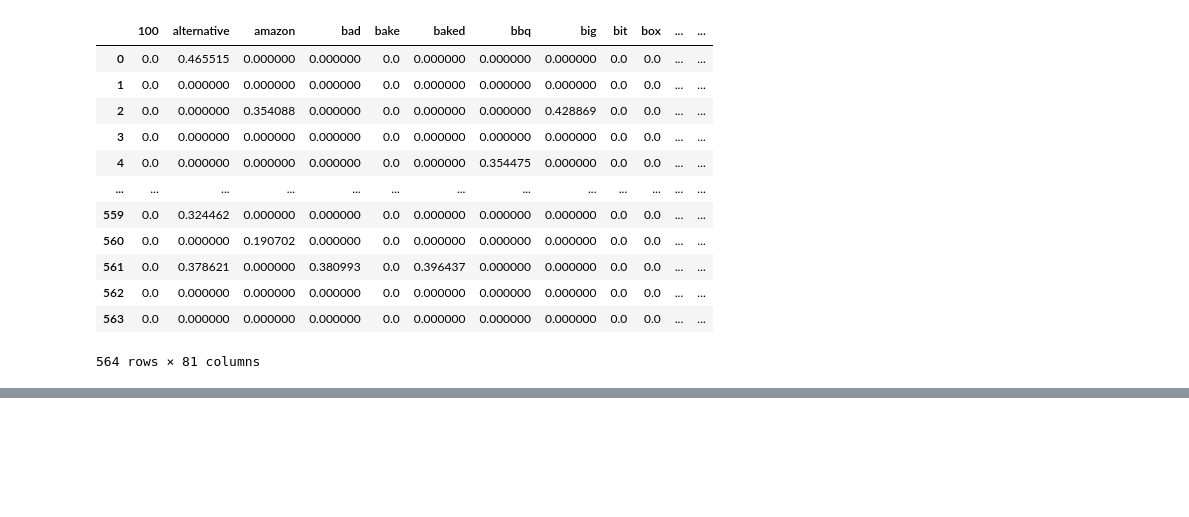
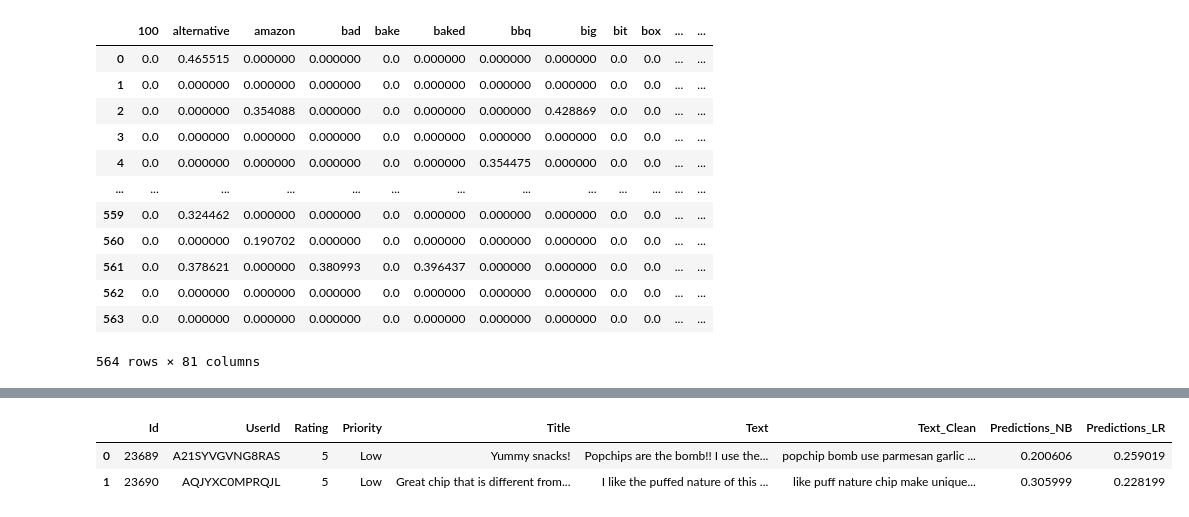
Before and after one commit to Camiloesp/PythonDataScience_NaturalLanguageProcessing, a Jupyter notebook: 3_NLP_MachineLearning.ipynb, the cells around one changed output, grey strips where cells are left out. Saved outputs shown, nothing was run; the diff lists cells and outputs as text; code cells hidden in the pictures; blank space fills up the shorter version.

```diff
--- a/3_NLP_MachineLearning.ipynb
+++ b/3_NLP_MachineLearning.ipynb
@@ -333,0 +317,6 @@ Topic 2 : sweet, salty, br, healthy, rice, light, texture, fat, think, little
+# %%
+reviews.head(2)
+# %% [output]
+|  | Id | UserId | Rating | Priority | Title | Text | Text_Clean | Predictions_NB | Predictions_LR |
+| 0 | 23689 | A21SYVGVNG8RAS | 5 | Low | Yummy snacks! | Popchips are the bomb!! I use the... | popchip bomb use parmesan garlic ... | 0.200606 | 0.259019 |
+| 1 | 23690 | AQJYXC0MPRQJL | 5 | Low | Great chip that is different from... | I like the puffed nature of this ... | like puff nature chip make unique... | 0.305999 | 0.228199 |
```
Also changed, not shown: parts of 7 cells of this notebook.
